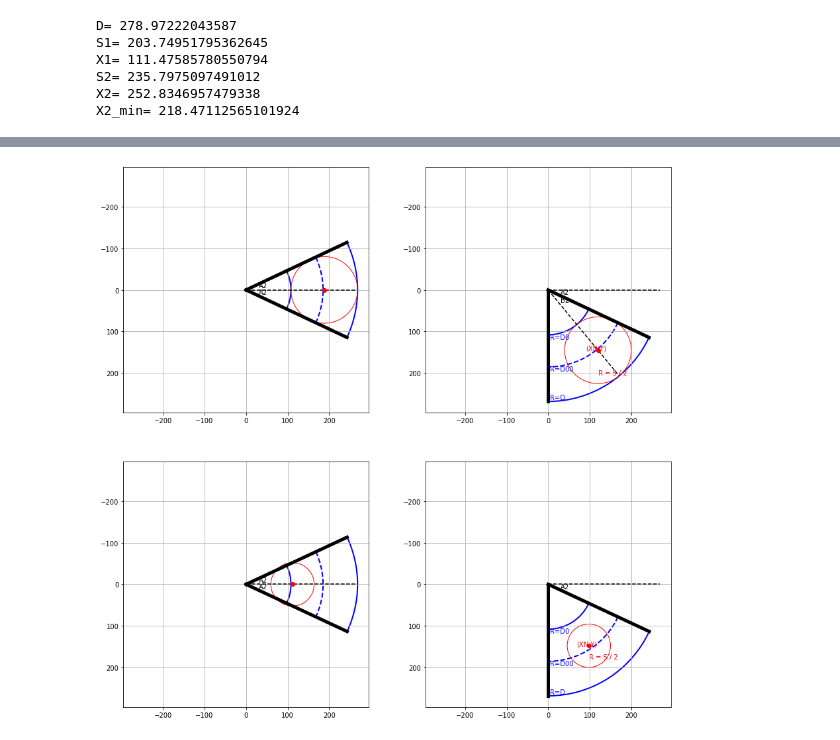
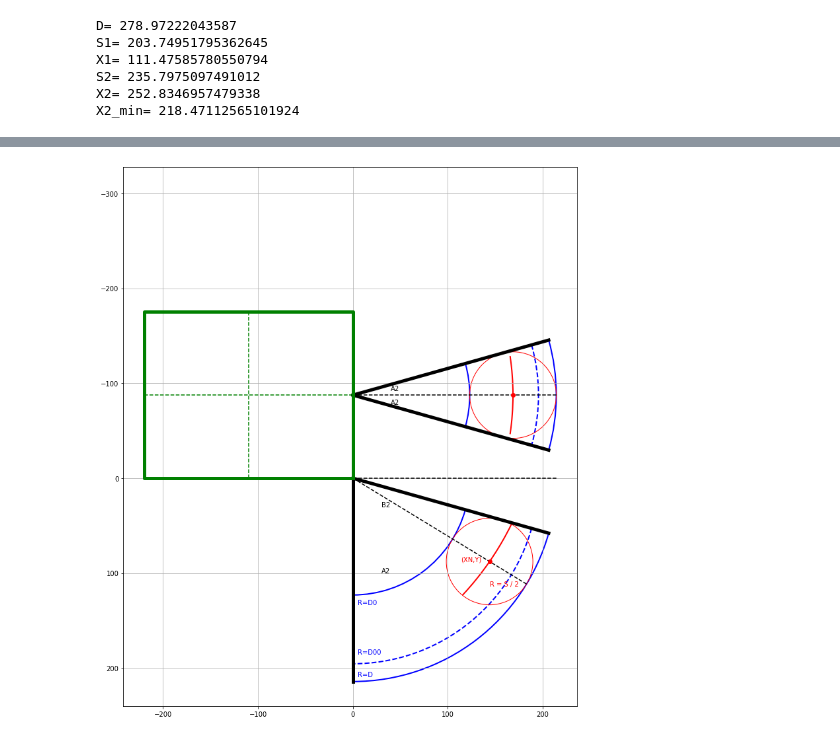
Before and after one commit to dimatoys/srobot, a Jupyter notebook: analysis/sprobot.ipynb, the cells around one changed output, grey strips where cells are left out. Drawn from its saved outputs; the diff is of its cells as text; code cells hidden in the pictures.

```diff
--- a/analysis/sprobot.ipynb
+++ b/analysis/sprobot.ipynb
@@ -614,66 +629,70 @@ Y= 147.76438735724608
 import matplotlib.pyplot as plt
 from matplotlib.patches import Arc
 
-def drawMiddle(ax, S, XM, A2, XN, Y):
+def drawMiddle(ax, S, XM, A2, XN, Y, RE, RM, AN, Tmax, drawB2=False):
 
     ax.yaxis.set_inverted(True)
     ax.set_aspect('equal')
     ax.grid(True)
 
-    ax.plot([0,D*cos(A2)],[0,D*sin(A2)], color='black', linewidth=5)
-    ax.plot([0,D*cos(A2)],[0,-D*sin(A2)], color='black', linewidth=5)
-    ax.plot([0,D],[0,0], color='black',linestyle='--')
+    ax.plot([0,D*cos(A2)],[-FH / 2,D*sin(A2)-FH / 2], color='black', linewidth=5)
+    ax.plot([0,D*cos(A2)],[-FH / 2,-D*sin(A2)-FH / 2], color='black', linewidth=5)
+    ax.plot([0,D],[-FH / 2,-FH / 2], color='black',linestyle='--')
 
-    ax.add_patch(Arc((0, 0), width=D*2, height=D*2, theta1=-A2*180/pi,  theta2=A2*180/pi, color='blue', linewidth=2))
-    ax.add_patch(Arc((0, 0), width=D0*2, height=D0*2, theta1=-A2*180/pi,  theta2=A2*180/pi, color='blue', linewidth=2))
-    ax.add_patch(Arc((0, 0), width=D00*2, height=D00*2, theta1=-A2*180/pi,  theta2=A2*180/pi, color='blue', linewidth=2, linestyle='--'))
+    ax.add_patch(Arc((0, -FH / 2), width=D*2, height=D*2, theta1=-A2*180/pi,  theta2=A2*180/pi, color='blue', linewidth=2))
+    ax.add_patch(Arc((0, -FH / 2), width=D0*2, height=D0*2, theta1=-A2*180/pi,  theta2=A2*180/pi, color='blue', linewidth=2))
+    ax.add_patch(Arc((0, -FH / 2), width=D00*2, height=D00*2, theta1=-A2*180/pi,  theta2=A2*180/pi, color='blue', linewidth=2, linestyle='--'))
 
-    ax.add_patch(Arc((XM, 0), width=S, height=S, theta2=360, color='red'))
-    ax.plot(XM, 0, 'ro')
+    ax.add_patch(Arc((XM, -FH / 2), width=S, height=S, theta2=360, color='red'))
+    ax.plot(XM, -FH / 2, 'ro')
 
-    ax.text(30, 10, "A2")
-    ax.text(30, -5, "A2")
-
-def drawEdge(ax, S, XM, A2, XN, Y, drawB2=False):
-    ax.yaxis.set_inverted(True)
-    ax.set_aspect('equal')
-    ax.grid(True)
+    ax.text(40, 10-FH / 2, "A2")
+    ax.text(40, -5-FH / 2, "A2")
 
     ax.plot([0,D*cos(A2)],[0,D*sin(A2)], color='black', linewidth=5)
     ax.plot([0,0],[0,D], color='black', linewidth=5)
     ax.plot([0,D],[0,0], color='black',linestyle='--')
-    ax.text(30, 10, "A2")
+    ax.text(30, 100, "A2")
     if drawB2:
         B2 = A2
         ax.plot([0,D*cos(B2+A2)],[0,D*sin(B2+A2)], color='black', linestyle='--')
         ax.text(30, 30, "B2")
 
 
     ax.add_patch(Arc((0, 0), width=D*2, height=D*2, theta1=A2*180/pi, theta2=90, color='blue', linewidth=2))
     ax.text(5,D-5,"R=D", color='blue')
     ax.add_patch(Arc((0, 0), width=D0*2, height=D0*2, theta1=A2*180/pi, theta2=90, color='blue', linewidth=2))
     ax.text(5,D0+10,"R=D0", color='blue')
     ax.add_patch(Arc((0, 0), width=D00*2, height=D00*2, theta1=A2*180/pi, theta2=90, color='blue', linewidth=2, linestyle='--'))
-    ax.text(5,D00+10,"R=D00", color='blue')
+    ax.text(5,D00-10,"R=D00", color='blue')
 
     ax.add_patch(Arc((XN, Y), width=S, height=S, theta2=360, color='red'))
     ax.plot(XN, Y, 'ro')
     ax.text(XN,Y+S/2 - 20,"R = S / 2", color='red')
     ax.text(XN-30,Y,"(XN,Y)", color='red')
 
+    ax.plot([0,-FW,-FW,0,0],
+            [0,0,-FH,-FH,0], color='green', linewidth=5)
+    ax.plot([-FW,0],[-FH / 2, -FH / 2], color='green',linestyle='--')
+    ax.plot([-FW / 2, -FW / 2],[-FH, 0], color='green',linestyle='--')
+    ax.add_patch(Arc((-FW / 2, -FH / 2), width=RM* 2 , height=RM* 2, theta1=-Tmax / pi * 180, theta2=Tmax / pi * 180, color='red', linewidth=2))
+    ax.add_patch(Arc((-FW / 2, -FH / 2), width=RE* 2 , height=RE* 2, theta1=(AN-Tmax) / pi * 180, theta2=(AN+Tmax) / pi * 180, color='red', linewidth=2))
 
-fig, ax = plt.subplots(2,2)
+
+    #ax.set_xlim(0, D)
+    #ax.set_ylim(-XN, D)
+
+
+fig, ax = plt.subplots()
 
 plt.rcParams["figure.figsize"] = (15,15)
 
-S, XM, A2, XN, Y = countNew()
-drawMiddle(ax[0][0], S, XM, A2, XN, Y)
-drawEdge(ax[0][1], S, XM, A2, XN, Y, drawB2 = True)
+S, XM, A2, XN, Y, RE, RM, AN, Tmax = countNew()
+drawMiddle(ax, S, XM, A2, XN, Y, RE, RM, AN, Tmax, drawB2 = True)
 
-S, XM, A2, XN, Y = countOld()
-drawMiddle(ax[1][0], S, XM, A2, XN, Y)
-drawEdge(ax[1][1], S, XM, A2, XN, Y)
+#S, XM, A2, XN, Y = countOld()
+#drawMiddle(ax[1], S, XM, A2, XN, Y)
 
 plt.show()
 # %% [output]
-[figure, old version]
+[figure, new version]
```
Also changed, not shown: parts of 1 cell of this notebook, 2 other files.
